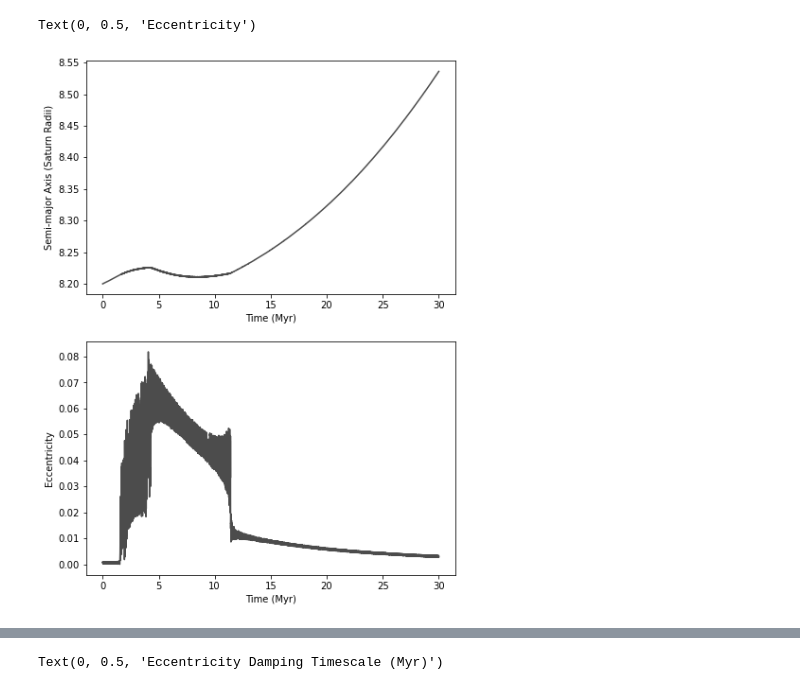
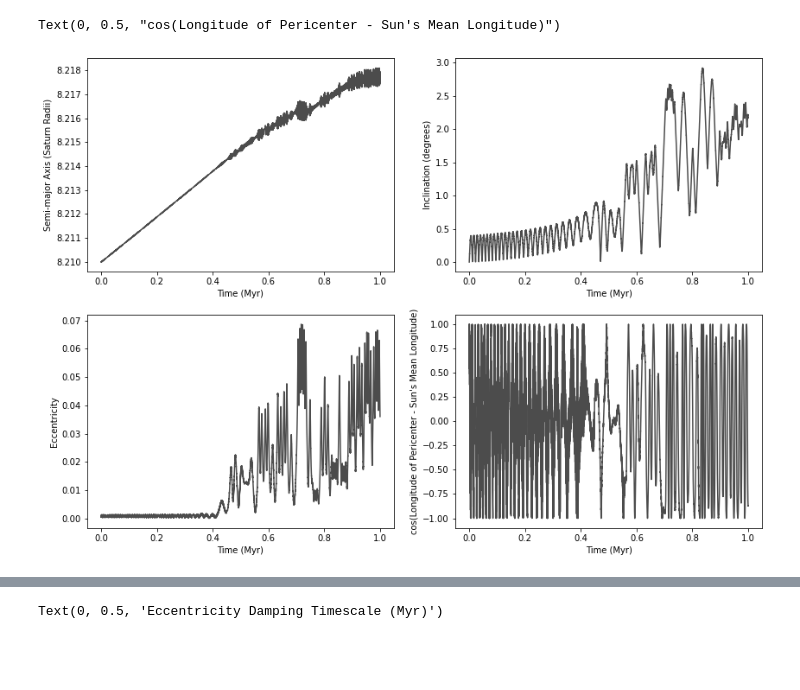
Before and after one commit to hdayuan/F21_JP_Titan-Sims, a Jupyter notebook: plot-titan.ipynb, the cells around one changed output, grey strips where cells are left out. Drawn from its saved outputs; the diff is of its cells as text; code cells hidden in the pictures; blank space fills up the shorter version.

```diff
--- a/plot-titan.ipynb
+++ b/plot-titan.ipynb
@@ -5,8 +5,8 @@ import numpy as np
 # read arguments, and open corresponding output file
 version = 4.3 # version 3 for migration force, 4 for tidal forces, 5 for eccentricity oscillations
 numSamples = 10000
-simTime = 30.
-ia = 8.2
+simTime = 1.
+ia = 8.21
 
 fa = 12.9
 
@@ -56,40 +56,48 @@ if version_int == 4:
     pomega_index = 3
     m_long_index = 4
     a_index = 0
     e_index = 1
     t_index = 5
 
 if version_int == 5:
     a_index = 0
     e_index = 1
     incl_index = 2
     pomega_index = 3
     m_long_index = 4
     eSat_index = 5
     t_index = 6
 
 for i in range(buffer, buffer + numSamples, step):
     numbers = allLines[i].split()
     a_array[(i - buffer) // step] = float(numbers[a_index])
     e_array[(i - buffer) // step] = float(numbers[e_index])
     i_array[(i - buffer) // step] = float(numbers[incl_index])*180./np.pi
     t_array[(i - buffer) // step] = float(numbers[t_index]) / 1000000.
     diff_array[(i - buffer) // step] = np.cos(float(numbers[pomega_index]) - float(numbers[m_long_index]))
 
     if version_int == 5:
         eSat_array[(i - buffer) // step] = float(numbers[eSat_index])
 
-fig, axs = plt.subplots(2)
+fig, axs = plt.subplots(2, 2)
 
-fig.set_size_inches(7, 10)
+fig.set_size_inches(14, 10)
 
-axs[0].plot(t_array,a_array, color=col)
-axs[0].set_xlabel('Time (Myr)')
-axs[0].set_ylabel('Semi-major Axis (Saturn Radii)')
+axs[0][0].plot(t_array,a_array, color=col)
+axs[0][0].set_xlabel('Time (Myr)')
+axs[0][0].set_ylabel('Semi-major Axis (Saturn Radii)')
 
-axs[1].plot(t_array,e_array, color=col)
-axs[1].set_xlabel('Time (Myr)')
-axs[1].set_ylabel('Eccentricity')
+axs[1][0].plot(t_array,e_array, color=col)
+axs[1][0].set_xlabel('Time (Myr)')
+axs[1][0].set_ylabel('Eccentricity')
+
+axs[0][1].plot(t_array,i_array, color=col)
+axs[0][1].set_xlabel('Time (Myr)')
+axs[0][1].set_ylabel('Inclination (degrees)')
+
+axs[1][1].plot(t_array,diff_array, color=col)
+axs[1][1].set_xlabel('Time (Myr)')
+axs[1][1].set_ylabel('cos(Longitude of Pericenter - Sun\'s Mean Longitude)')
 # %% [output]
-Text(0, 0.5, 'Eccentricity')
+Text(0, 0.5, "cos(Longitude of Pericenter - Sun's Mean Longitude)")
-[figure, old version]
+[figure, new version]
```
Also changed, not shown: parts of 5 cells of this notebook.
